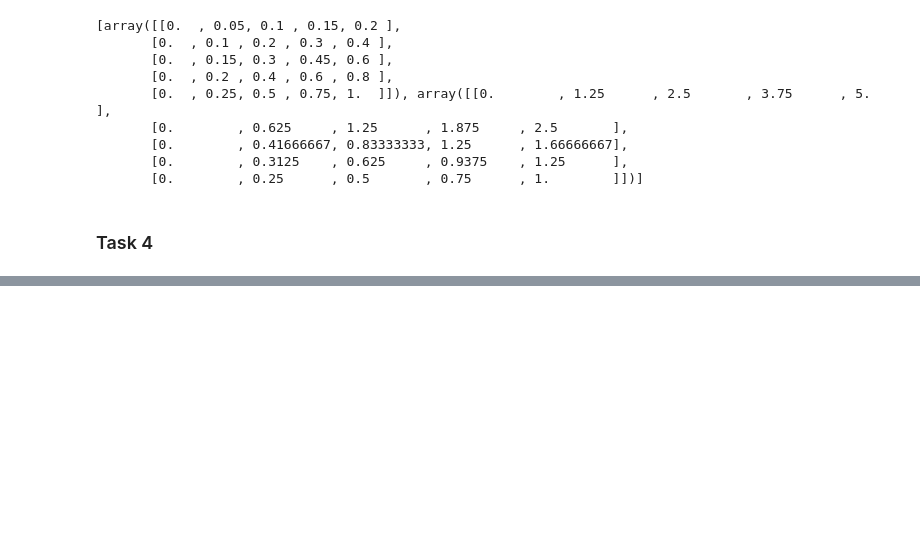
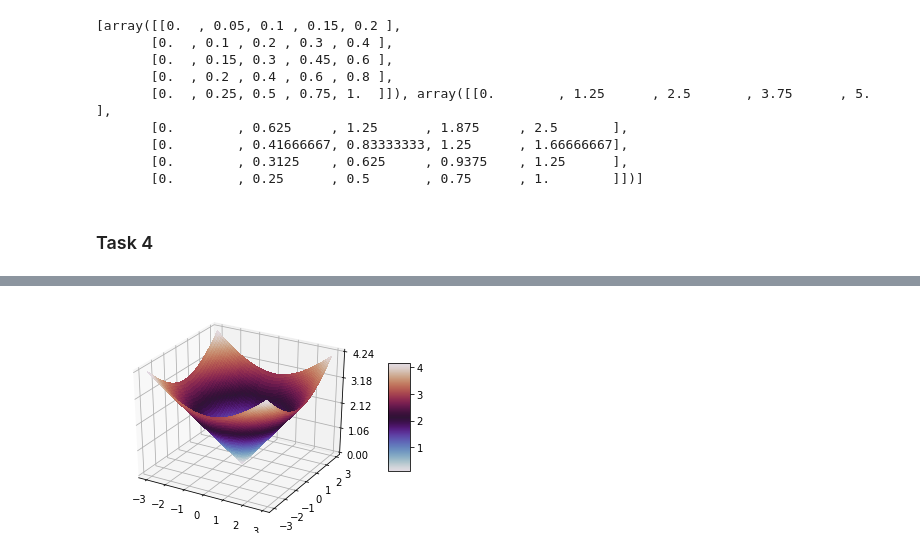
Before and after one commit to sarathiringer/DeepLearningAICourseFall2020, a Jupyter notebook: Lab 1.ipynb, the cells around one changed output, grey strips where cells are left out. Saved outputs shown, nothing was run; the diff lists cells and outputs as text; code cells hidden in the pictures; blank space fills up the shorter version.

```diff
--- a/Lab 1.ipynb
+++ b/Lab 1.ipynb
@@ -120,0 +268,27 @@ print(f([X, Y], d))
+# %%
+Z = np.sqrt(X**2 + Y**2)
+type(Z)
+
+# Creating figure
+fig = plt.figure()
+
+# Setting axes to 3D and aranging the surface settings
+ax = fig.gca(projection = '3d')
+surf = ax.plot_surface(X, Y, Z,
+                       rstride = 1,
+                       cstride = 1,
+                       cmap = cm.twilight,
+                       linewidth = 0,
+                       antialiased = False)
+
+# Settings of the z axis
+ax.zaxis.set_major_locator(LinearLocator(5))
+ax.zaxis.set_major_formatter(FormatStrFormatter('%.02f'))
+
+# Setting colorbar
+fig.colorbar(surf, shrink = 0.5, aspect = 5)
+
+# Plot
+plt.show()
+# %% [output]
+[figure, added]
```
Also changed, not shown: parts of 75 cells of this notebook, 2 other files.
